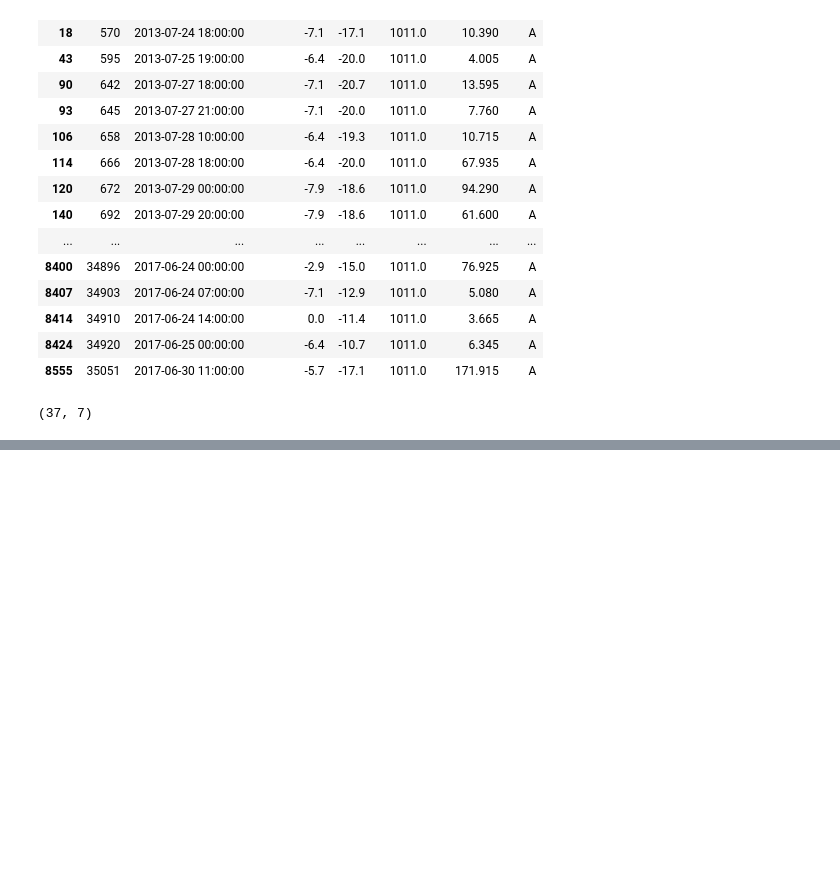
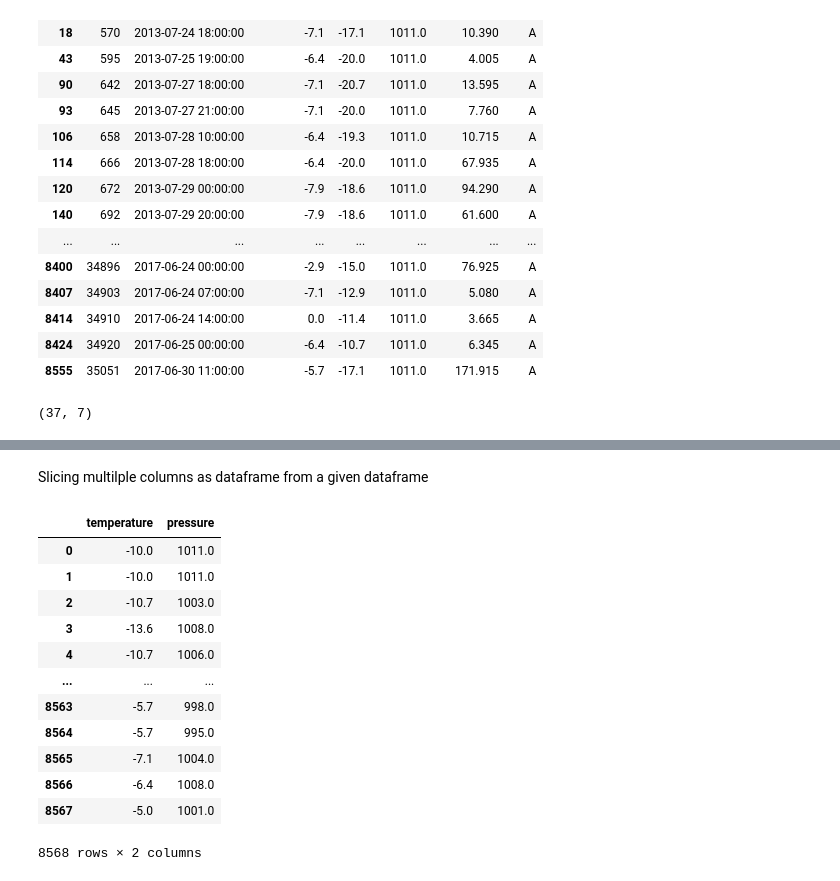
Before and after one commit to amit0902/Statistics, a Jupyter notebook: Basic_Statistics.ipynb, the cells around one changed output, grey strips where cells are left out. Cells and saved outputs as stored; diff of their text form; code cells hidden in the pictures; blank space fills up the shorter version.

```diff
--- a/Basic_Statistics.ipynb
+++ b/Basic_Statistics.ipynb
@@ -243,0 +300,18 @@ e.shape
+# %% [markdown]
+Slicing multilple columns as dataframe from a given dataframe
+# %%
+a[['temperature','pressure']]
+# %% [output]
+|  | temperature | pressure |
+| 0 | -10.0 | 1011.0 |
+| 1 | -10.0 | 1011.0 |
+| 2 | -10.7 | 1003.0 |
+| 3 | -13.6 | 1008.0 |
+| 4 | -10.7 | 1006.0 |
+| ... | ... | ... |
+| 8563 | -5.7 | 998.0 |
+| 8564 | -5.7 | 995.0 |
+| 8565 | -7.1 | 1004.0 |
+| 8566 | -6.4 | 1008.0 |
+| 8567 | -5.0 | 1001.0 |
+8568 rows × 2 columns
```
Also changed, not shown: parts of 13 cells of this notebook.
